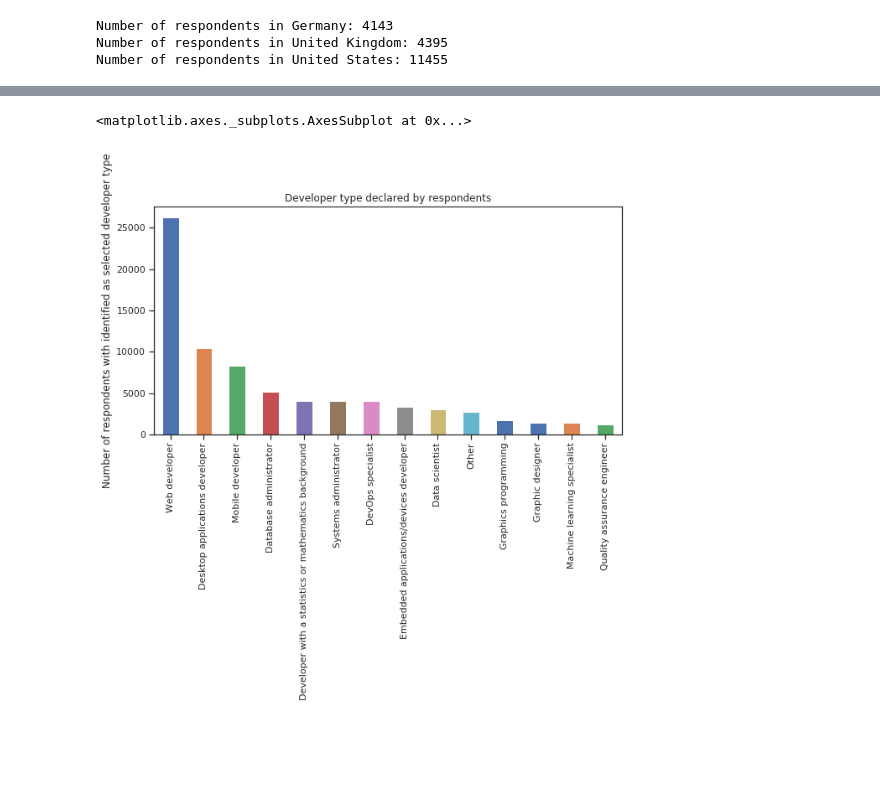
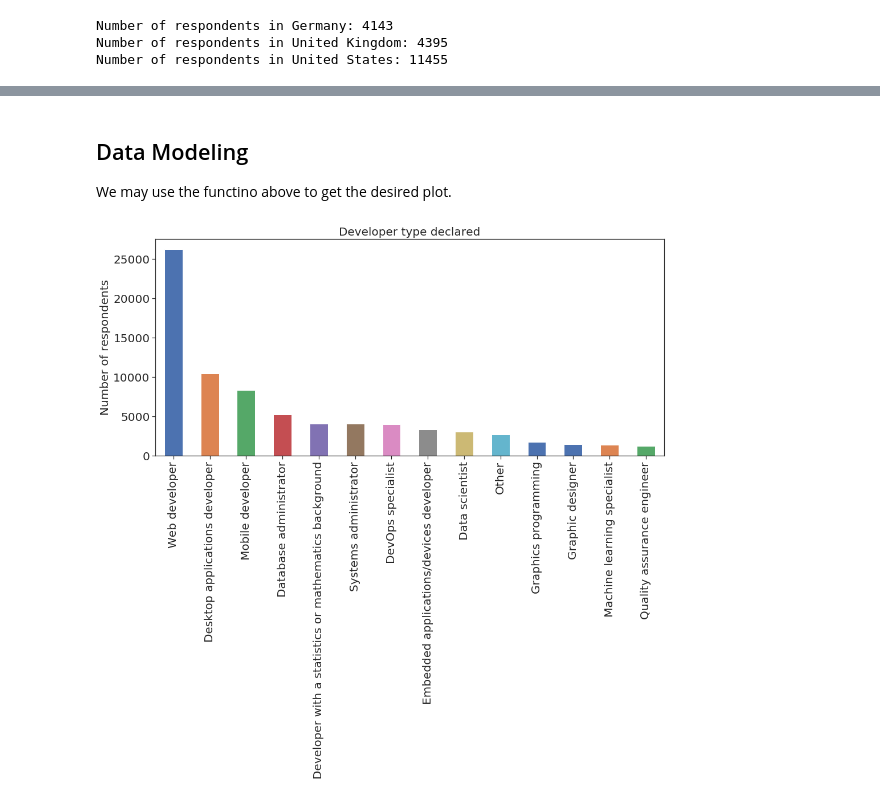
Before and after one commit to fertrevino/write_a_data_science_blog_post, a Jupyter notebook: analysis_data_stackoverflow.ipynb, the cells around one changed output, grey strips where cells are left out. Drawn from its saved outputs; the diff is of its cells as text; code cells hidden in the pictures; blank space fills up the shorter version.

```diff
--- a/analysis_data_stackoverflow.ipynb
+++ b/analysis_data_stackoverflow.ipynb
@@ -113,12 +169,18 @@ create_salary_chart_for_language(language_list, results_experience_language_and_
 # %%
-results_developer_type_available = results_public.dropna(subset=['DeveloperType'])
-results_developer_type_available['DeveloperType']
-developer_type = results_developer_type_available['DeveloperType'].str.split('; ', expand=True).stack().value_counts()
-plt.figure(figsize=(10,5))
-plt.ylabel('Number of respondents with identified as selected developer type')
-plt.title('Developer type declared by respondents')
-
-developer_type.plot(kind="bar") #TODO improve format
+def plot_popular_occupations(results_public):
+    font_size = 20
+    results_developer_type_available = results_public.dropna(subset=['DeveloperType'])
+    results_developer_type_available['DeveloperType']
+    developer_type = results_developer_type_available['DeveloperType'].str.split('; ', expand=True).stack().value_counts()
+    plt.figure(figsize=(16,7))
+    plt.ylabel('Number of respondents', fontsize=font_size)
+    plt.title('Developer type declared', fontsize=font_size)
+    developer_type.plot(kind="bar", fontsize=font_size)
+    plt.savefig('resources/developer_types' + '.png', bbox_inches='tight')
-# %% [output]
-<matplotlib.axes._subplots.AxesSubplot at 0x...>
-[figure, removed]
+# %% [markdown]
+## Data Modeling
+We may use the functino above to get the desired plot.
+# %%
+plot_popular_occupations(results_public)
+# %% [output]
+[figure, added]
```
Also changed, not shown: parts of 25 cells of this notebook, 1 other file.
